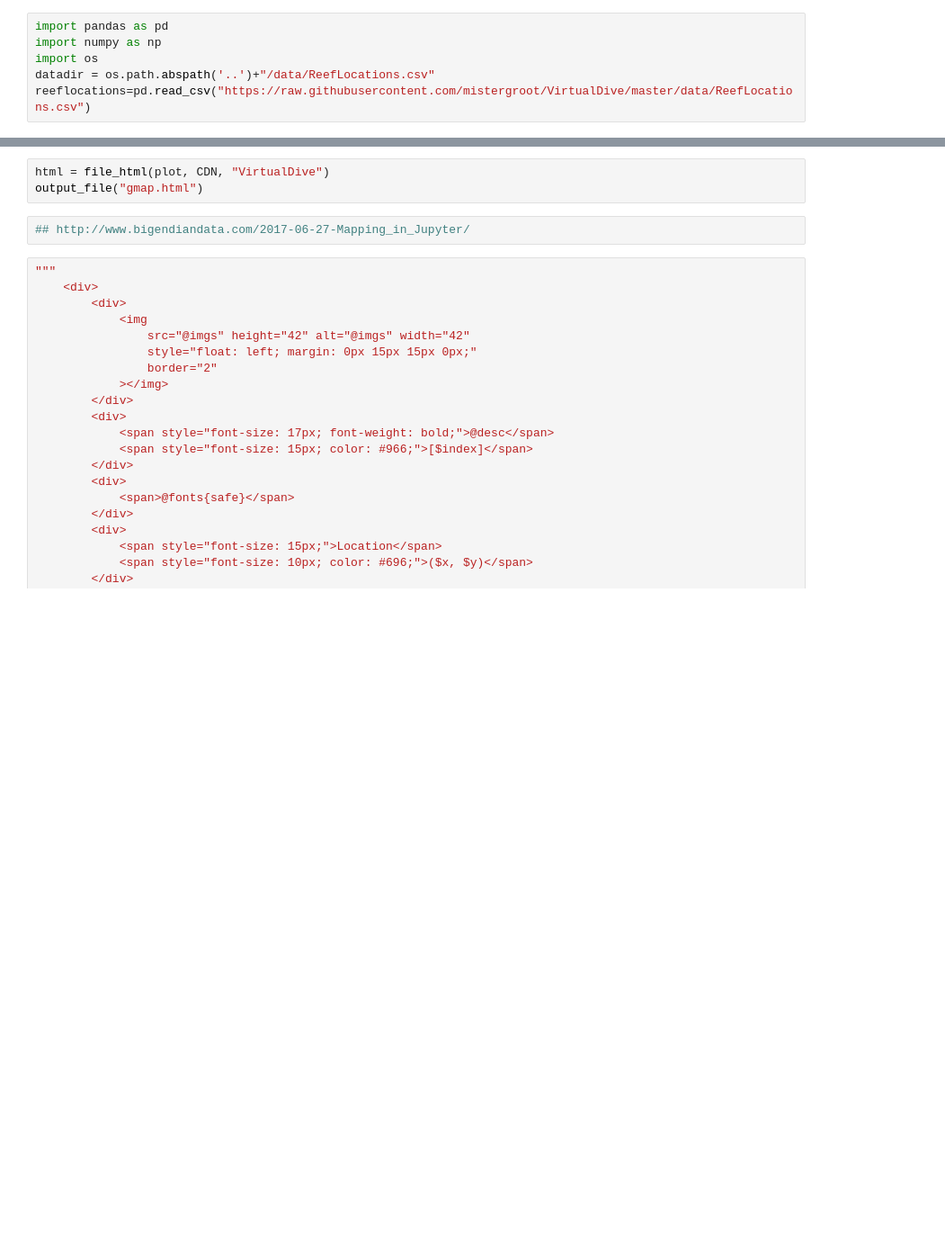
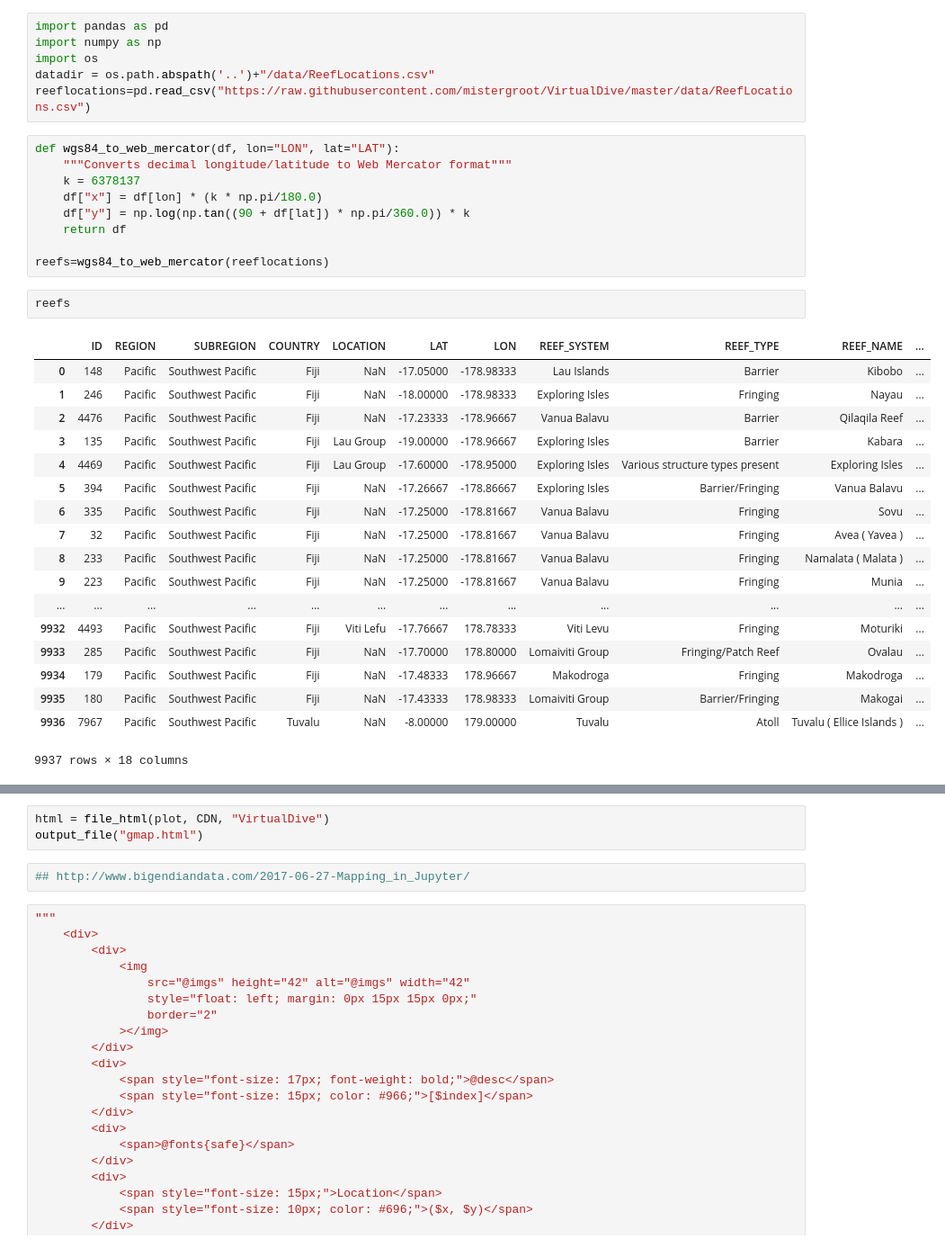
Before and after one commit to drs22Col/VirtualDive, a Jupyter notebook: notebooks/VirtualDive.ipynb, the cells around one changed output, grey strips where cells are left out. Shown at 90% size. Drawn from its saved outputs; the diff is of its cells as text; blank space fills up the shorter version.

```diff
--- a/notebooks/VirtualDive.ipynb
+++ b/notebooks/VirtualDive.ipynb
@@ -10,6 +10,36 @@ import numpy as np
 import os
 datadir = os.path.abspath('..')+"/data/ReefLocations.csv"
 reeflocations=pd.read_csv("https://raw.githubusercontent.com/mistergroot/VirtualDive/master/data/ReefLocations.csv")
+# %%
+def wgs84_to_web_mercator(df, lon="LON", lat="LAT"):
+    """Converts decimal longitude/latitude to Web Mercator format"""
+    k = 6378137
+    df["x"] = df[lon] * (k * np.pi/180.0)
+    df["y"] = np.log(np.tan((90 + df[lat]) * np.pi/360.0)) * k
+    return df
+
+reefs=wgs84_to_web_mercator(reeflocations)
+# %%
+reefs
+# %% [output]
+|  | ID | REGION | SUBREGION | COUNTRY | LOCATION | LAT | LON | REEF_SYSTEM | REEF_TYPE | REEF_NAME | ... |
+| 0 | 148 | Pacific | Southwest Pacific | Fiji | NaN | -17.05000 | -178.98333 | Lau Islands | Barrier | Kibobo | ... |
+| 1 | 246 | Pacific | Southwest Pacific | Fiji | NaN | -18.00000 | -178.98333 | Exploring Isles | Fringing | Nayau | ... |
+| 2 | 4476 | Pacific | Southwest Pacific | Fiji | NaN | -17.23333 | -178.96667 | Vanua Balavu | Barrier | Qilaqila Reef | ... |
+| 3 | 135 | Pacific | Southwest Pacific | Fiji | Lau Group | -19.00000 | -178.96667 | Exploring Isles | Barrier | Kabara | ... |
+| 4 | 4469 | Pacific | Southwest Pacific | Fiji | Lau Group | -17.60000 | -178.95000 | Exploring Isles | Various structure types present | Exploring Isles | ... |
+| 5 | 394 | Pacific | Southwest Pacific | Fiji | NaN | -17.26667 | -178.86667 | Exploring Isles | Barrier/Fringing | Vanua Balavu | ... |
+| 6 | 335 | Pacific | Southwest Pacific | Fiji | NaN | -17.25000 | -178.81667 | Vanua Balavu | Fringing | Sovu | ... |
+| 7 | 32 | Pacific | Southwest Pacific | Fiji | NaN | -17.25000 | -178.81667 | Vanua Balavu | Fringing | Avea ( Yavea ) | ... |
+| 8 | 233 | Pacific | Southwest Pacific | Fiji | NaN | -17.25000 | -178.81667 | Vanua Balavu | Fringing | Namalata ( Malata ) | ... |
+| 9 | 223 | Pacific | Southwest Pacific | Fiji | NaN | -17.25000 | -178.81667 | Vanua Balavu | Fringing | Munia | ... |
+| ... | ... | ... | ... | ... | ... | ... | ... | ... | ... | ... | ... |
+| 9932 | 4493 | Pacific | Southwest Pacific | Fiji | Viti Lefu | -17.76667 | 178.78333 | Viti Levu | Fringing | Moturiki | ... |
+| 9933 | 285 | Pacific | Southwest Pacific | Fiji | NaN | -17.70000 | 178.80000 | Lomaiviti Group | Fringing/Patch Reef | Ovalau | ... |
+| 9934 | 179 | Pacific | Southwest Pacific | Fiji | NaN | -17.48333 | 178.96667 | Makodroga | Fringing | Makodroga | ... |
+| 9935 | 180 | Pacific | Southwest Pacific | Fiji | NaN | -17.43333 | 178.98333 | Lomaiviti Group | Barrier/Fringing | Makogai | ... |
+| 9936 | 7967 | Pacific | Southwest Pacific | Tuvalu | NaN | -8.00000 | 179.00000 | Tuvalu | Atoll | Tuvalu ( Ellice Islands ) | ... |
+9937 rows × 18 columns
 # %%
 reeflocations
 # %% [output]
```
Also changed, not shown: parts of 3 cells of this notebook, 5 other files.
